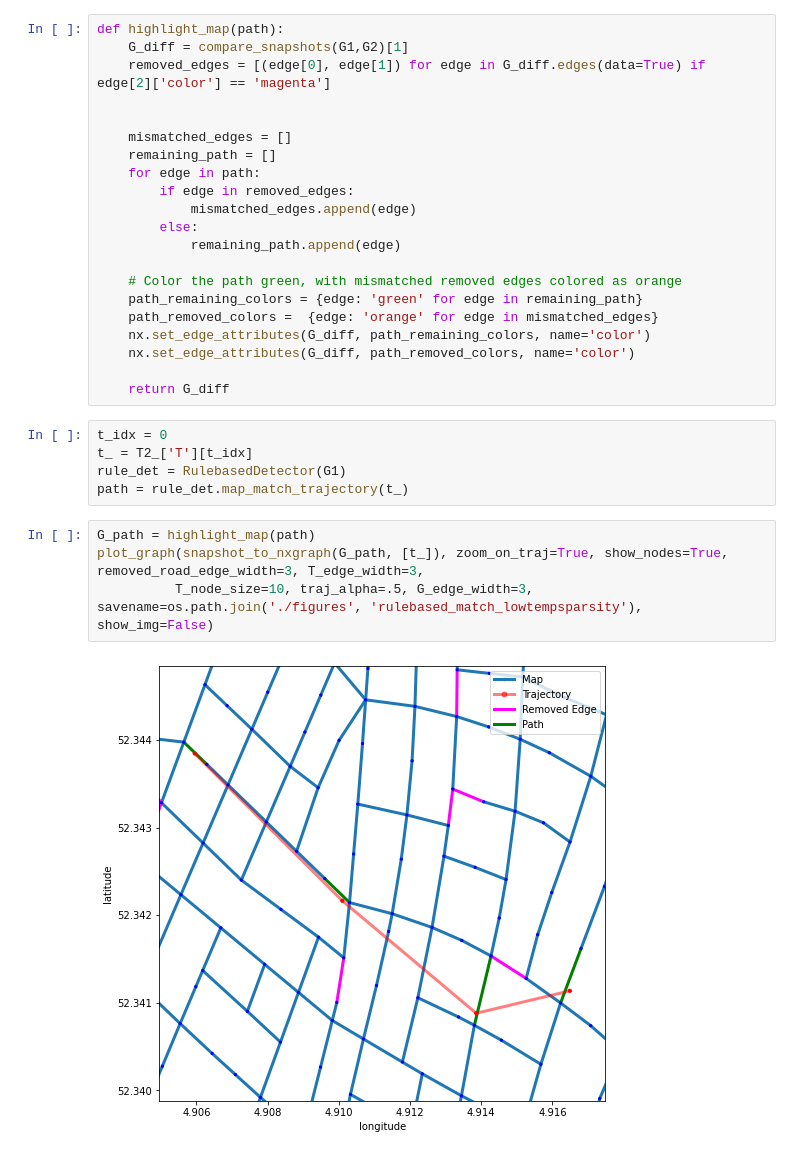
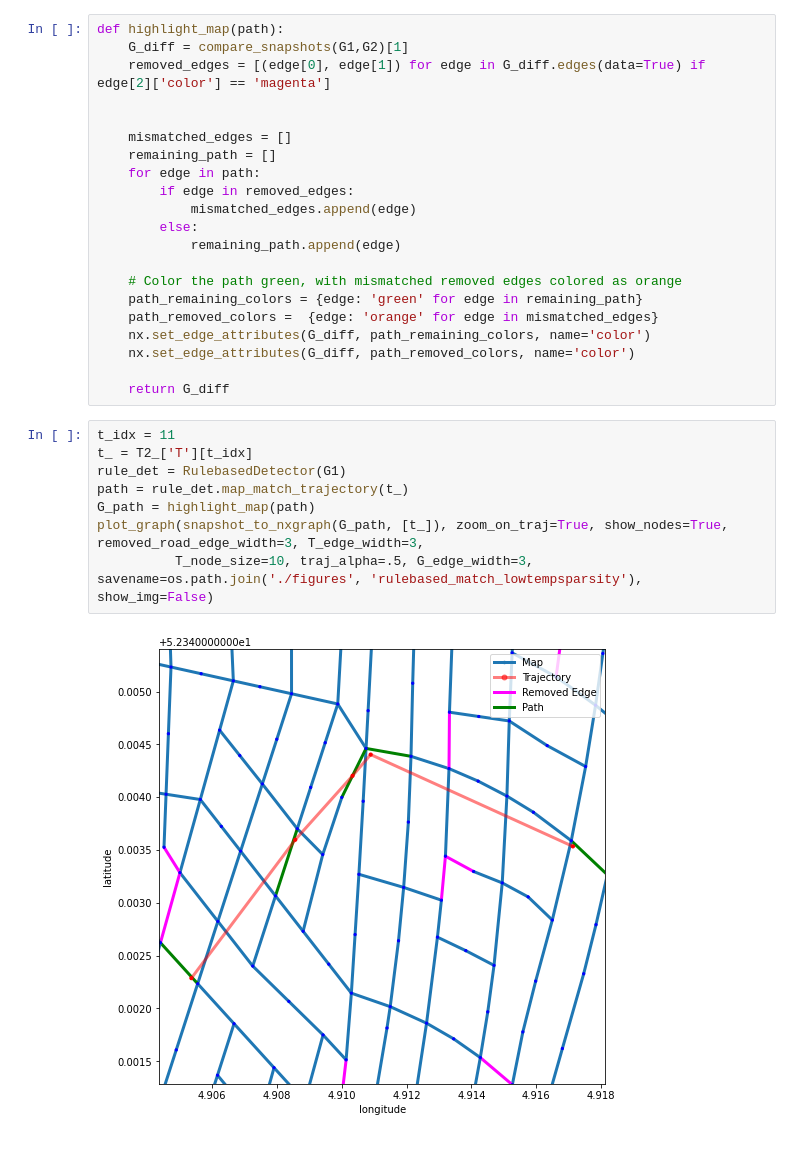
Before and after one commit to KJ-Waller/SyntheticHighways, a Jupyter notebook: ChangeDetection/notebooks/TemporalSparsityAnalysis.ipynb, the cells around one changed output. Cells and saved outputs as stored; diff of their text form.

Commit message:
updated figures for analysis of histogram and rulebased method

```diff
--- a/ChangeDetection/notebooks/TemporalSparsityAnalysis.ipynb
+++ b/ChangeDetection/notebooks/TemporalSparsityAnalysis.ipynb
@@ -36,13 +36,12 @@ def highlight_map(path):
 
     return G_diff
 # %%
-t_idx = 0
+t_idx = 11
 t_ = T2_['T'][t_idx]
 rule_det = RulebasedDetector(G1)
 path = rule_det.map_match_trajectory(t_)
+G_path = highlight_map(path)
+plot_graph(snapshot_to_nxgraph(G_path, [t_]), zoom_on_traj=True, show_nodes=True, removed_road_edge_width=3, T_edge_width=3,
+          T_node_size=10, traj_alpha=.5, G_edge_width=3, savename=os.path.join('./figures', 'rulebased_match_lowtempsparsity'), show_img=False)
+# %% [output]
+[figure, added]
-# %%
-G_path = highlight_map(path)
-plot_graph(snapshot_to_nxgraph(G_path, [t_]), zoom_on_traj=True, show_nodes=True, removed_road_edge_width=3, T_edge_width=3,
-          T_node_size=10, traj_alpha=.5, G_edge_width=3, savename=os.path.join('./figures', 'rulebased_match_lowtempsparsity'), show_img=False)
-# %% [output]
-[figure, removed]
```
Also changed, not shown: parts of 5 cells of this notebook, 9 other files.
